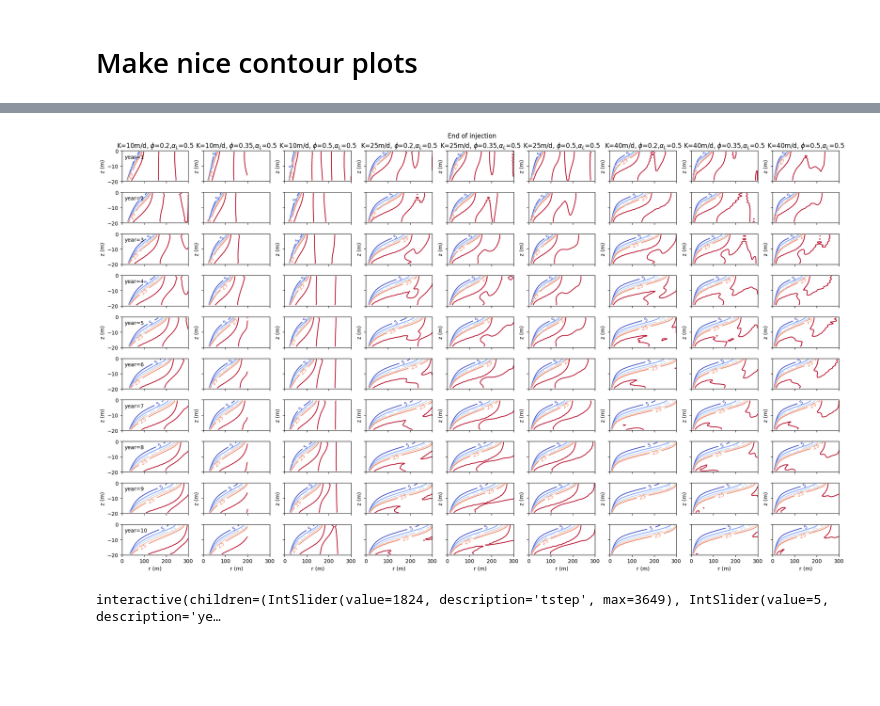
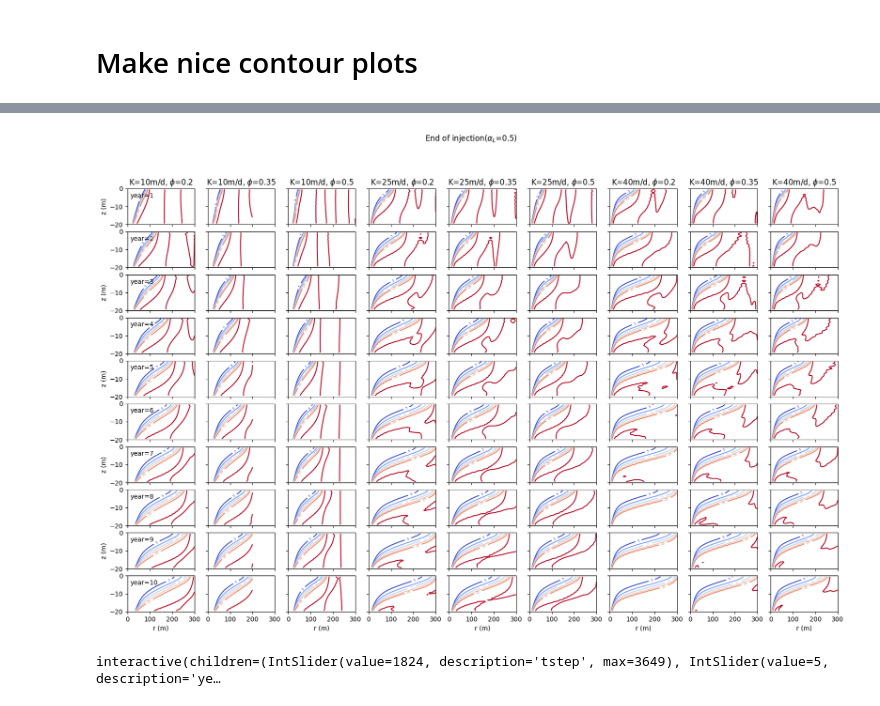
Before and after one commit to Daafip/design-ASR-CEGM2006, a Jupyter notebook: Model/4. Vary_params_plotting.ipynb, the cells around one changed output, grey strips where cells are left out. Drawn from its saved outputs; the diff is of its cells as text; code cells hidden in the pictures; blank space fills up the shorter version.

Commit message:
makking figures

```diff
--- a/Model/4. Vary_params_plotting.ipynb
+++ b/Model/4. Vary_params_plotting.ipynb
@@ -98,5 +146,5 @@ IndexError: list index out of range
 # %%
-files = glob.glob(r'output/parameter_alphaL_output_2024-01-31*.txt')
+files = glob.glob(r'output/parameter_alpha_output_2024-02-01*.txt')
 load_params = np.loadtxt(files[-1],delimiter=",")
 alphaL_var = load_params[:]
 alphaL_var
@@ -114,7 +164,7 @@ axs = [ax]
 i = 0
 axs[i].set_ylabel("Recovery efficiency [%]")
 axs[i].set_xlabel(r"Time (years)")
-axs[i].set_title(fr"kh=30,$\phi$=0.35")
+axs[i].set_title(fr"kh=10,$\phi$=0.5")
 axs[i].set_xticks(ticks=cycle_n_arr)
 axs[i].grid()
 for j in range(len(alphaL_var)):
@@ -210,40 +199,42 @@ time1 = "2024-02-01 19_48"
 time2 = "2024-02-01 19_41"
 r_300 = np.loadtxt(fr'output/model_radius_{time1}.txt')
 r_200 = np.loadtxt(fr'output/model_radius_{time2}.txt')
-zc = np.loadtxt(fr'output/model_z_{time}.txt')
+zc = np.loadtxt(fr'output/model_z_{time1}.txt')
 # %%
+alphaL = 0.5
+
 tstep = 3030
 title = f'End of injection'
 
 # tstep = 3649
 # title = f'End of extraction'
 
 n_years = 10
 years = np.arange(0, n_years, 1)
 fig, ax = plt.subplots(n_years, len(ds_lst),figsize=(20,12),sharex=True,sharey=True)
-plt.suptitle(title)
+plt.suptitle(title + rf'($\alpha_L$={alphaL})')
 for ds_index, ds in enumerate(ds_lst):
     for year in years:
         if len(ds_lst) > 1: axs = ax[year, ds_index]
         else: axs = ax[year]
         if ds_index == 1: r = r_200
         else: r = r_300
         axs.set_xlim((0, 300))
         axs.set_ylim((-20, 0))
         data = ds.isel(year=year,tstep=tstep)
         cls = axs.contour(r, zc, data, np.arange(5, 35, 5), cmap='coolwarm')
-        axs.clabel(cls, cls.levels[::2], inline=True, fontsize=10)
-        if year == 9: axs.set_xlabel("r (m)")
-        if year % 2 == 0:  axs.set_ylabel("z (m)")
+        axs.clabel(cls, cls.levels[::2], inline=True, fontsize=5)
+        if year == 9 and ds_index % 2 == 0: axs.set_xlabel("r (m)")
+        if year % 2 == 0 and ds_index == 0:  axs.set_ylabel("z (m)")
         if year == 0:
             k,npor, alphaL = params[ds_index][0],params[ds_index][1],params[ds_index][2]
-            axs.set_title(fr'K={k}m/d, $\phi$={npor},$\alpha_L$={alphaL}')
+            axs.set_title(fr'K={k}m/d, $\phi$={npor}')
         if ds_index == 0:
             axs.annotate(f'year={year+1}',(12.5,-5))
-plt.tight_layout()
-plt.savefig(fr'figures/overview_flows_at_{title.replace(' ',"_")}')
+# plt.tight_layout()
+plt.savefig(fr'figures/overview_flows_at_{title.replace(' ',"_")}.png')
 # %% [output]
-[figure, old version]
+[figure, new version]
 # %%
 from ipywidgets import interact
 import warnings
```
Also changed, not shown: parts of 20 cells of this notebook, 11 other files.
